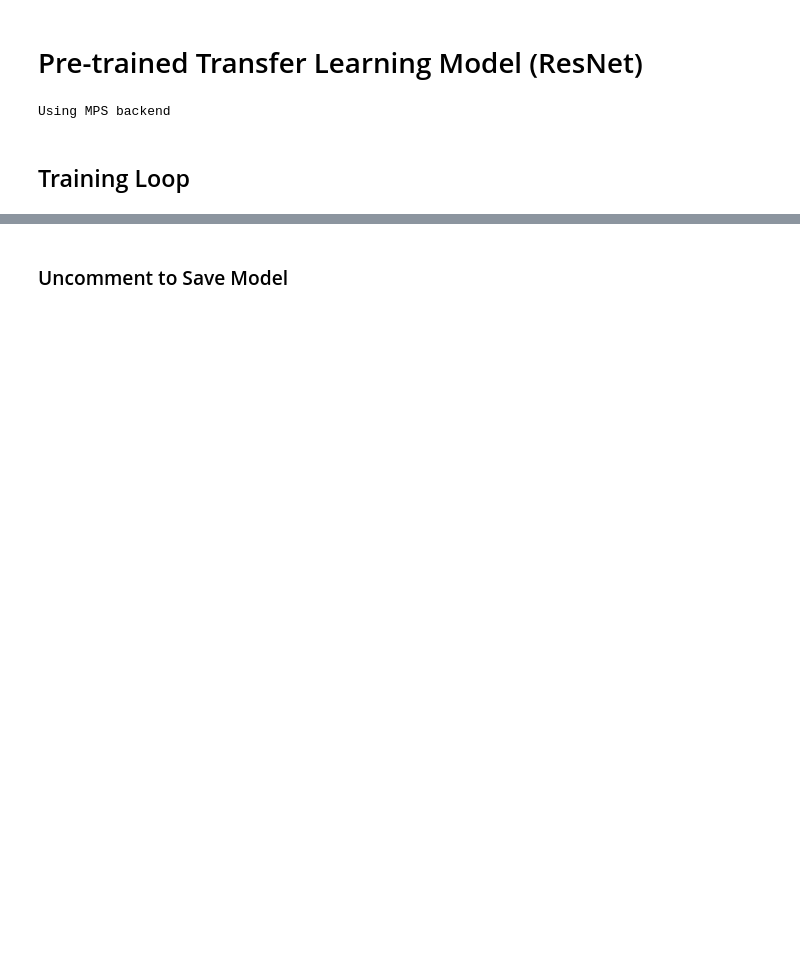
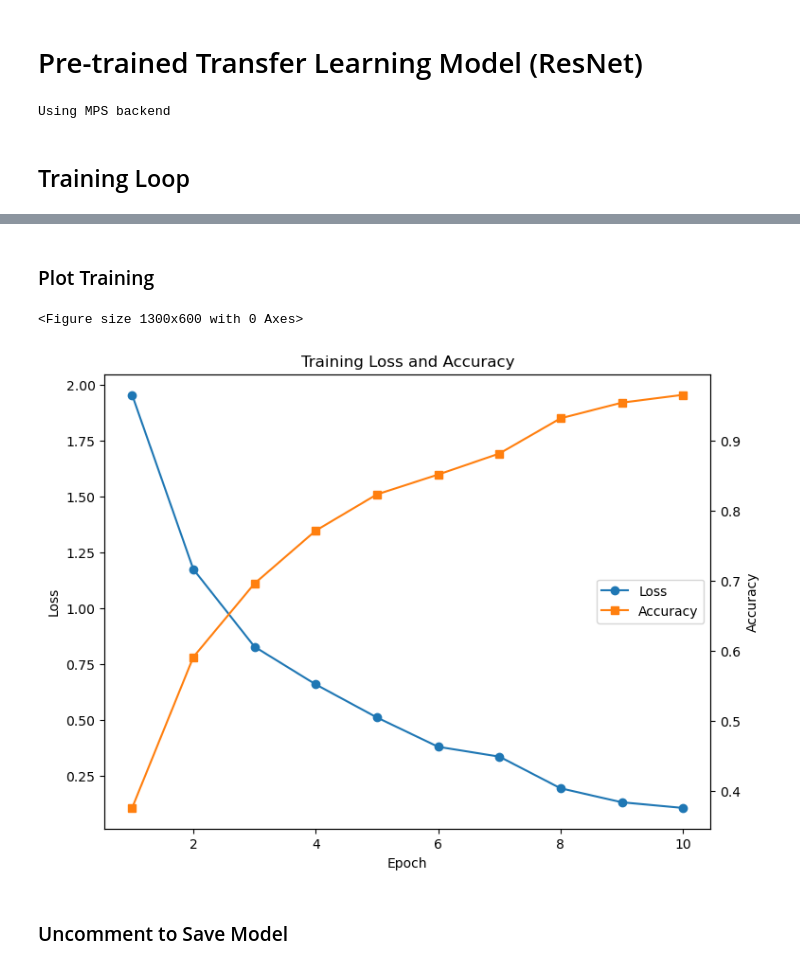
Before and after one commit to danielmallett/325-project, a Jupyter notebook: pytorch_animal_classifier.ipynb, the cells around one changed output, grey strips where cells are left out. Cells and saved outputs as stored; diff of their text form; code cells hidden in the pictures; blank space fills up the shorter version.

```diff
--- a/pytorch_animal_classifier.ipynb
+++ b/pytorch_animal_classifier.ipynb
@@ -165,3 +179,33 @@ NameError: name 'model' is not defined
+# %% [markdown]
+### Plot Training
+# %%
+# Plot the training loss and accuracy
+plt.figure(figsize=(13, 6))
+
+fig, ax1 = plt.subplots()
+
+# Plot the training loss on the left y-axis
+ax1.set_xlabel('Epoch')
+ax1.set_ylabel('Loss')
+l1 = ax1.plot(range(1, len(train_loss) + 1), train_loss, label='Loss', color='tab:blue', marker='o')
+
+# Plot the training accuracy on the right y-axis
+ax2 = ax1.twinx()
+ax2.set_ylabel('Accuracy')
+l2 = ax2.plot(range(1, len(train_accuracy_device) + 1), train_accuracy_device, label='Accuracy', color='tab:orange', marker='s')
+
+l = l1 + l2
+ls = [l.get_label() for l in l]
+ax2.legend(l, ls, loc=5)
+
+plt.title('Training Loss and Accuracy')
+#fig.tight_layout()
+plt.subplots_adjust(left=0, bottom=0, right=1, top=1, wspace=0, hspace=1)
+
+plt.show()
+# %% [output]
+<Figure size 1300x600 with 0 Axes>
+[figure, added]
 # %% [markdown]
 ### Uncomment to Save Model
 # %%
```
Also changed, not shown: parts of 10 cells of this notebook.
